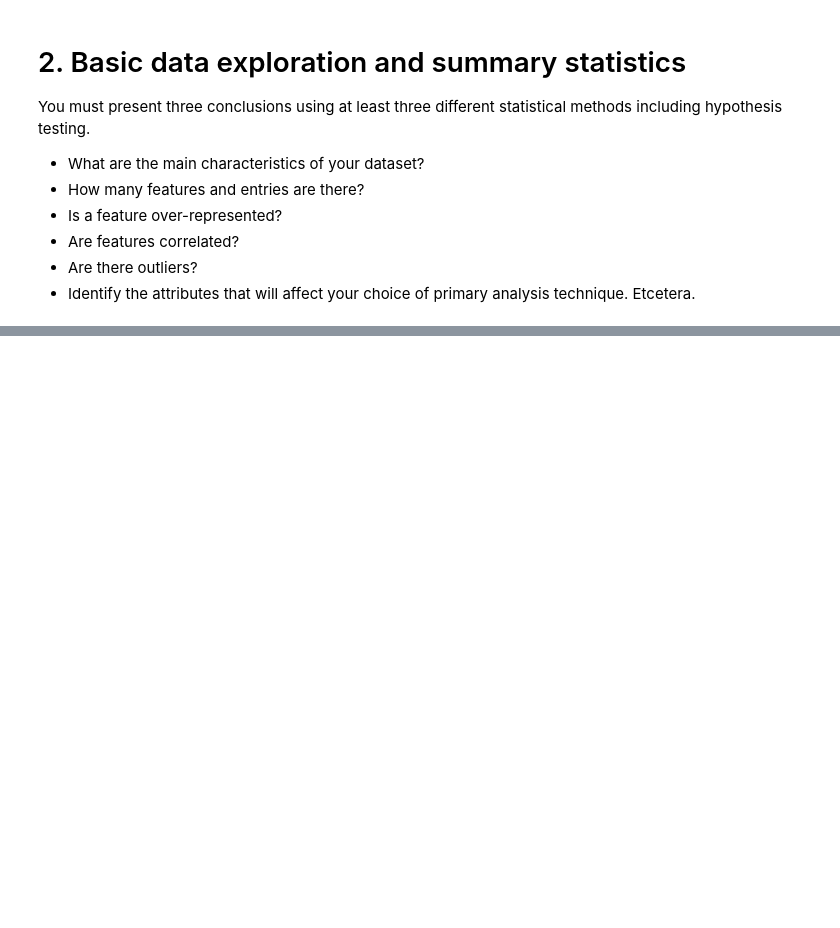
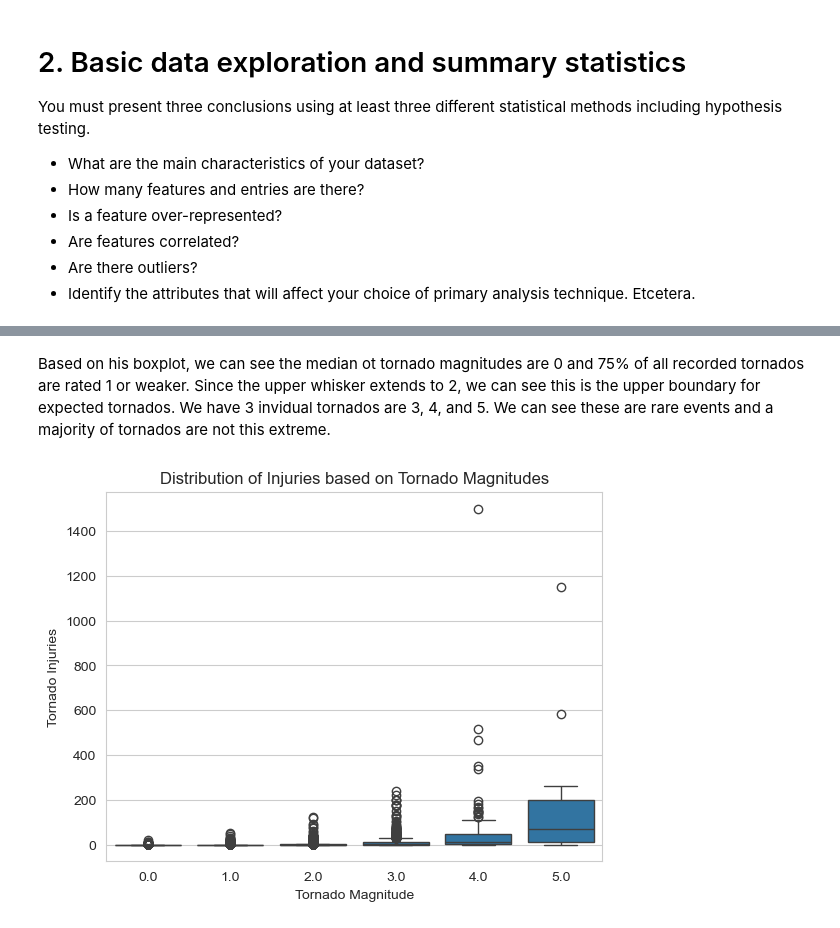
Before and after one commit to hbingley/DangerousTornadoes, a Jupyter notebook: Project_Checkpoint_2.ipynb, the cells around one changed output, grey strips where cells are left out. Cells and saved outputs as stored; diff of their text form; code cells hidden in the pictures; blank space fills up the shorter version.

```diff
--- a/Project_Checkpoint_2.ipynb
+++ b/Project_Checkpoint_2.ipynb
@@ -674,0 +739,14 @@ You must present three conclusions using at least three different statistical me
+# %% [markdown]
+Based on his boxplot, we can see the median ot tornado magnitudes are 0 and 75% of all recorded tornados are rated 1 or weaker. Since the upper whisker extends to 2, we can see this is the upper boundary for expected tornados. We have 3 invidual tornados are 3, 4, and 5. We can see these are rare events and a majority of tornados are not this extreme.
+# %%
+# Look at the distribution of injuries based on tornado magnitudes
+sns.set_style("whitegrid")
+sns.boxplot(x=tornados_df['mag'], y=tornados_df['inj'])
+
+plt.xlabel("Tornado Magnitude")
+plt.ylabel("Tornado Injuries")
+plt.title("Distribution of Injuries based on Tornado Magnitudes")
+
+plt.show()
+# %% [output]
+[figure, added]
```
Also changed, not shown: parts of 17 cells of this notebook.
